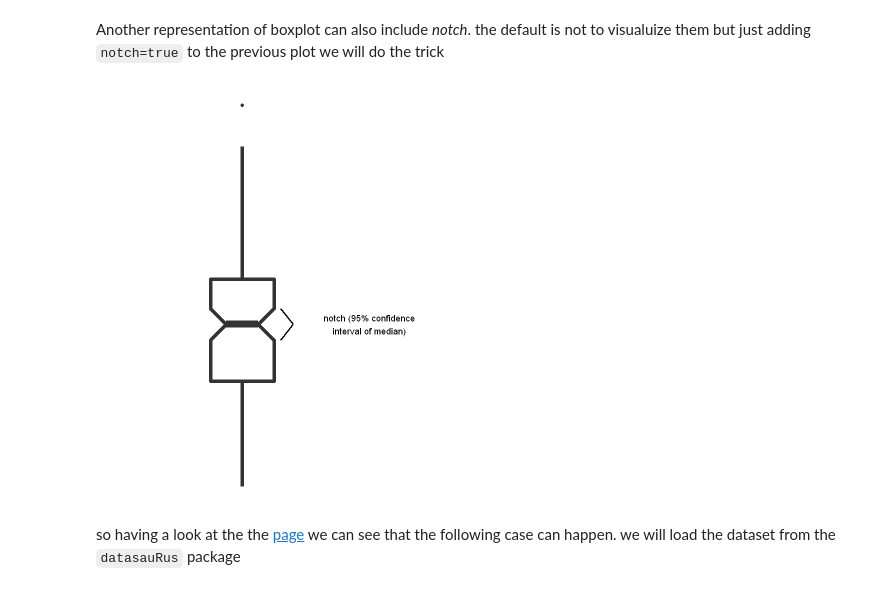
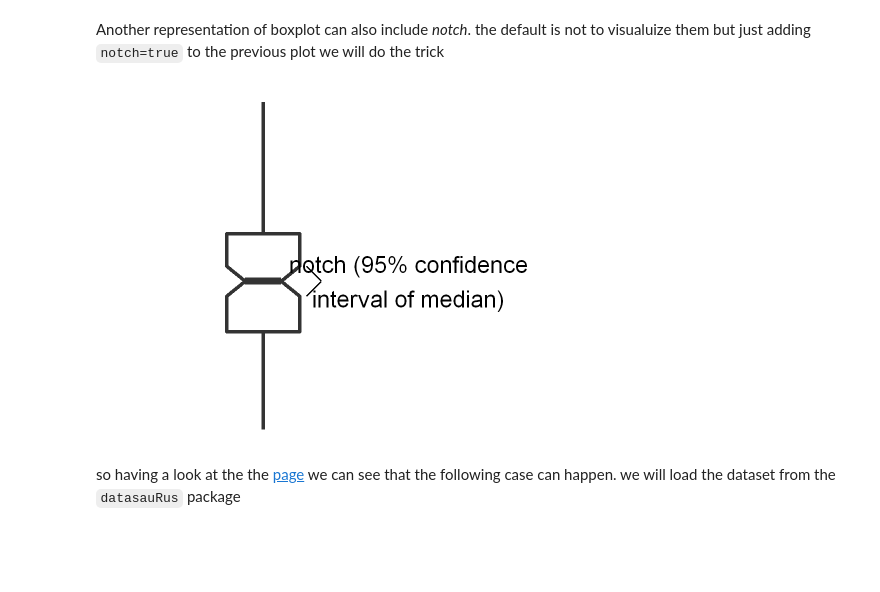
Before and after one commit to jojosgithub/blog, a Jupyter notebook: _notebooks/2021-06-18-boxplot.ipynb, the cells around one changed output. Drawn from its saved outputs; the diff is of its cells as text; code cells hidden in the pictures; blank space fills up the shorter version.

```diff
--- a/_notebooks/2021-06-18-boxplot.ipynb
+++ b/_notebooks/2021-06-18-boxplot.ipynb
@@ -134,23 +148,23 @@ Another representation of boxplot can also include *notch*. the default is not t
 # %%
 boxnotch <-  ggplot()                                               +
              theme_void()                                           +
              geom_boxplot(aes(x=0,y=y),width=1,notch = TRUE,lwd=2)  +
              theme(legend.position = "none")                        +
              lims(x=c(-2,4))
 notchdata <- data.frame(t(box_data[c(7,8)]))
 colnames(notchdata) <- c("y_notch")
 #we need to transpose the data and convert them to a data frame
 
 #now that I got the data I plot everything with labels
 p3 <- boxnotch +  geom_segment(data=notchdata, aes(x = 0.8,
                                                    y = mean(y_notch),
                                                    xend = 0.6, yend = y_notch
                                                    ),lwd=1)
 p4 <- p3 + annotate(geom="text", x=2, y= mean(notchdata$y_notch),
-                    label="notch (95% confidence\ninterval of median)")
+                    label="notch (95% confidence\ninterval of median)",size=10)
 p4
 # %% [output]
-[figure, old version]
+[figure, new version]
 # %% [markdown]
 so having a look at the the [page](https://www.autodesk.com/research/publications/same-stats-different-graphs) we can see that
 the following case can happen. we will load the dataset from the `datasauRus` package
```
Also changed, not shown: parts of 7 cells of this notebook, 3 other files.
